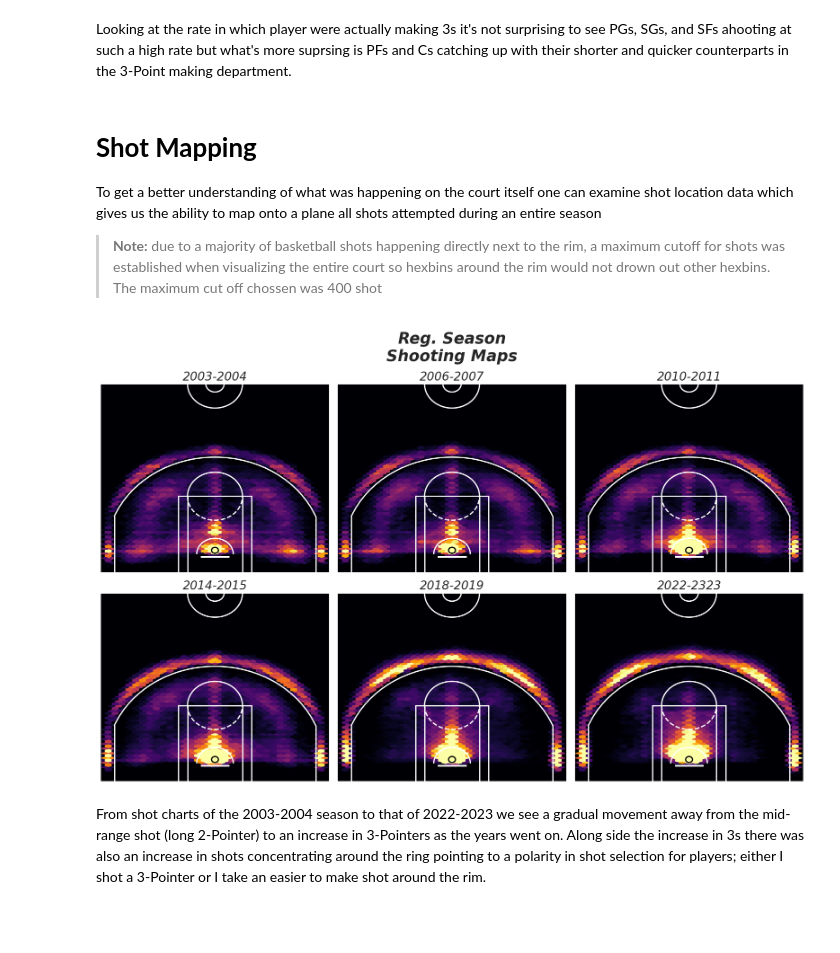
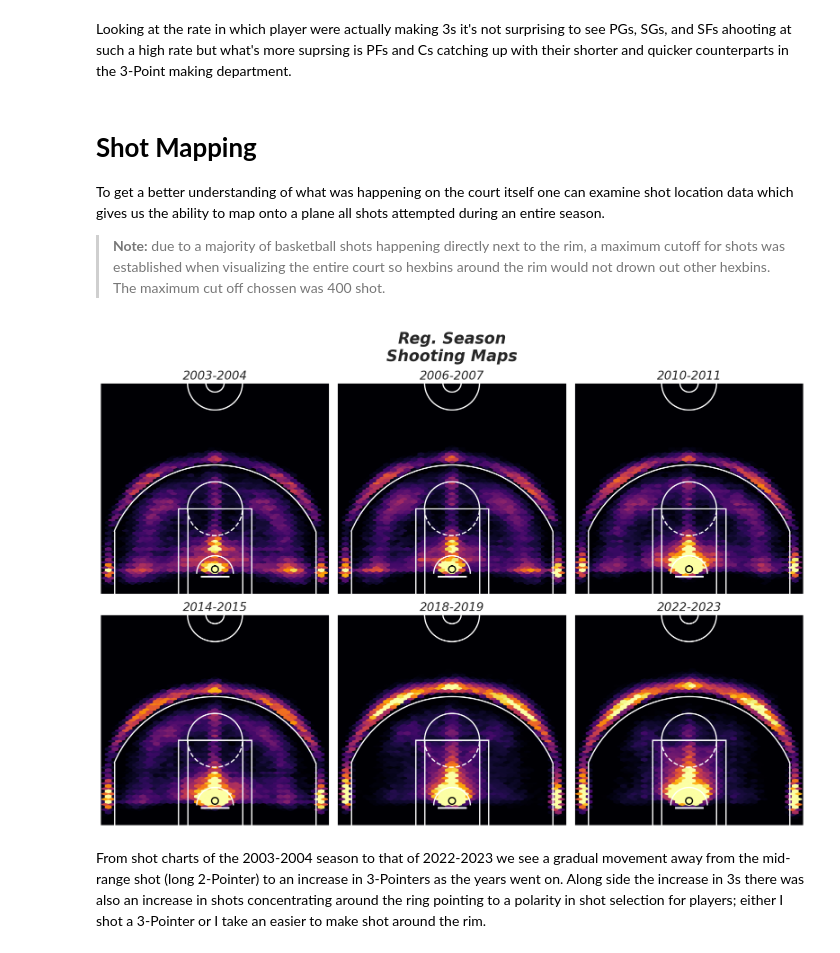
Before and after one commit to RafaelJMinaya/NBA-3Point-Shooting-Analysis, a Jupyter notebook: nba-3-point-shooting-evolution.ipynb, the cells around one changed output. Cells and saved outputs as stored; diff of their text form; code cells hidden in the pictures; blank space fills up the shorter version.

```diff
--- a/nba-3-point-shooting-evolution.ipynb
+++ b/nba-3-point-shooting-evolution.ipynb
@@ -315,7 +318,8 @@ g = sns.pointplot(data=player_shooting,
 ax.axes.set_title('3-Point FG Rate Made per Game',
                   fontsize=23,
                   loc='left',
-                  fontweight='bold')
+                  fontweight='bold',
+                  fontstyle='oblique')
 ax.set_xlabel("Season",
               fontsize=18,
               fontweight='bold')
@@ -348,7 +352,7 @@ Looking at the rate in which player were actually making 3s it's not surprising
 # %% [markdown]
 # **Shot Mapping**
 
-To get a better understanding of what was happening on the court itself one can examine shot location data which gives us the ability to map onto a plane all shots attempted during an entire season
+To get a better understanding of what was happening on the court itself one can examine shot location data which gives us the ability to map onto a plane all shots attempted during an entire season.
 
-> **Note:** due to a majority of basketball shots happening directly next to the rim, a maximum cutoff for shots was established when visualizing the entire court so hexbins around the rim would not drown out other hexbins. The maximum cut off chossen was 400 shot
+> **Note:** due to a majority of basketball shots happening directly next to the rim, a maximum cutoff for shots was established when visualizing the entire court so hexbins around the rim would not drown out other hexbins. The maximum cut off chossen was 400 shot.
 # %%
@@ -421,7 +426,7 @@ def draw_court(ax=None, color='white', lw=2, outer_lines=False):
     return ax
 # %%
 #Setting up plot
-fig, ax = plt.subplots(nrows=2, ncols=3, figsize=(16,10.4),  sharex=True, sharey=True)
+fig, ax = plt.subplots(nrows=2, ncols=3, figsize=(16,11.4),  sharex=True, sharey=True)
 plt.xlim(-250, 250)
 plt.ylim(0, 470)
 
@@ -471,35 +476,35 @@ ax5 = ax[1,1].hexbin(shots_19['LOC_X'],
 
 ax6 = ax[1,2].hexbin(shots_23["LOC_X"],
            shots_23["LOC_Y"],
            gridsize=(40, 40),
            extent=(-300, 300, 0, 470),
            cmap="inferno",
            vmin=20,
            vmax=450)
 
 #Add labels to each court image
 ax[0, 0].set_title('2003-2004', fontsize=19, fontweight='medium', fontstyle='oblique')
 ax[0, 1].set_title('2006-2007', fontsize=19, fontweight='medium', fontstyle='oblique')
 ax[0, 2].set_title('2010-2011', fontsize=19, fontweight='medium', fontstyle='oblique')
 ax[1, 0].set_title('2014-2015', fontsize=19, fontweight='medium', fontstyle='oblique')
 ax[1, 1].set_title('2018-2019', fontsize=19, fontweight='medium', fontstyle='oblique')
-ax[1, 2].set_title('2022-2323', fontsize=19, fontweight='medium', fontstyle='oblique')
+ax[1, 2].set_title('2022-2023', fontsize=19, fontweight='medium', fontstyle='oblique')
 
 #Costimizing axis ticks and adding courts
 for row in range(2):
     for col in range(3):
         ax[row, col].get_xaxis().set_visible(False)
         ax[row, col].get_yaxis().set_visible(False)
         draw_court(ax[row,col])
 
 
 fig.suptitle("Reg. Season\nShooting Maps", fontsize=25, fontweight='bold', fontstyle='oblique')
 fig.tight_layout()
 
 
 plt.show()
 # %% [output]
-[figure, old version]
+[figure, new version]
 # %% [markdown]
 From shot charts of the 2003-2004 season to that of 2022-2023 we see a gradual movement away from the mid-range shot (long 2-Pointer) to an increase in 3-Pointers as the years went on. Along side the increase in 3s there was also an increase in shots concentrating around the ring pointing to a polarity in shot selection for players; either I shot a 3-Pointer or I take an easier to make shot around the rim.
 # %%
```
Also changed, not shown: parts of 12 cells of this notebook.
